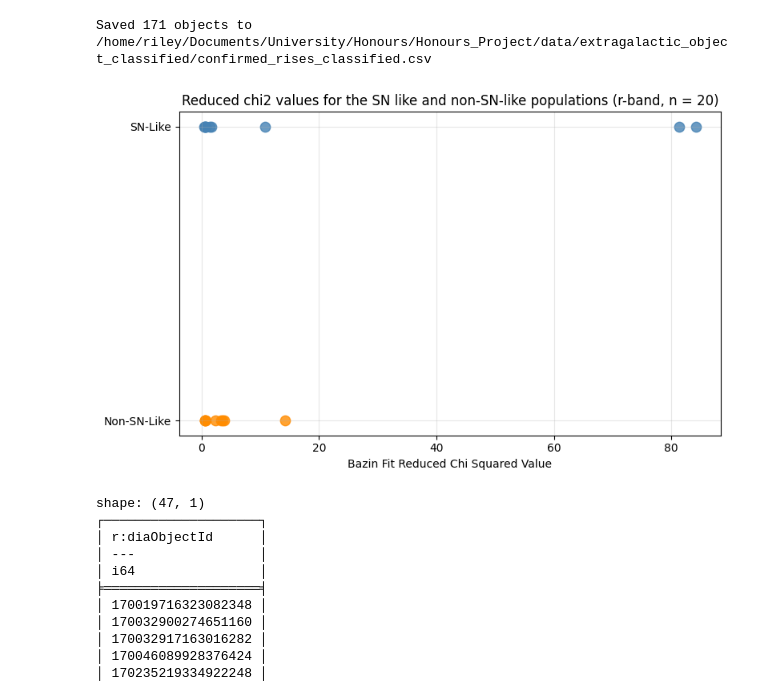
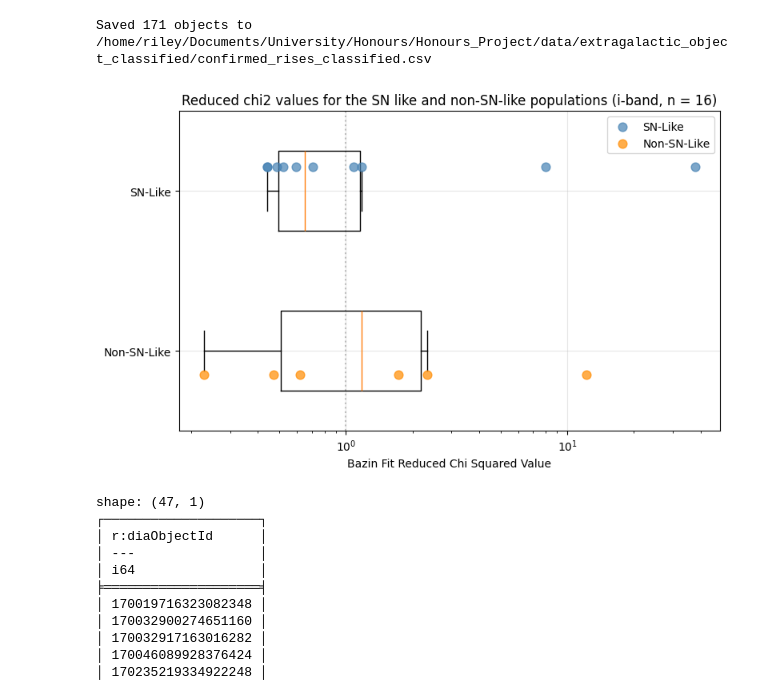
Before and after one commit to Webd0g/Honours_Project, a Jupyter notebook: notebooks/draft_scripts_and_small_scripts.ipynb, the cells around one changed output. Saved outputs shown, nothing was run; the diff lists cells and outputs as text; code cells hidden in the pictures.

Commit message:
Changed the plot of the chi squared distribution instead of a horizontal line scatter plot to a box and whisker plot with teh scattered points overlayed.

```diff
--- a/notebooks/draft_scripts_and_small_scripts.ipynb
+++ b/notebooks/draft_scripts_and_small_scripts.ipynb
@@ -1359,33 +1359,37 @@ filtered_df.write_csv("/home/riley/Documents/University/Honours/Honours_Project/
 # %%
 """Distribution of the chi squared for the 20 objects both bad objects and good objects to test how effectivly the model fits to the diferrent data."""
 import matplotlib.pyplot as plt
 from pathlib import Path
 import polars as pl
 
 # 20 object test directory path
 TWENTY_OBJECT_TEST_DIR = Path.home() / "Documents" / "University" / "Honours" / "Honours_Project" / "data" / "bazin_fits" / "20_object_test"
 
 # Read the CSV and extract jsut the chi squared values
-CHI_SQUARED_VALUES = pl.read_csv(TWENTY_OBJECT_TEST_DIR / "bazin_fits_results.csv", schema_overrides={"reduced_chi2":pl.Float64}, columns=["reduced_chi2"])["reduced_chi2"].to_list()
+CHI_SQUARED_VALUES = pl.read_csv(TWENTY_OBJECT_TEST_DIR / "bazin_fits_i_band_results.csv", schema_overrides={"reduced_chi2":pl.Float64}, columns=["reduced_chi2"])["reduced_chi2"].to_list()
 
 fig, axes = plt.subplots(figsize = (8,5))
 
 sn_chi2 = CHI_SQUARED_VALUES[:10]
 non_sn_chi2 = CHI_SQUARED_VALUES[10:20]
 
-axes.scatter(sn_chi2, [1]*len(sn_chi2), color="steelblue", label = "SN-Like", s=80, alpha= 0.8)
-axes.scatter(non_sn_chi2, [0]*len(non_sn_chi2), color="darkorange", label = "Non-SN-Like", s=80, alpha= 0.8)
+axes.boxplot([non_sn_chi2, sn_chi2], positions=[0, 1], vert=False, widths=0.5, showfliers=False)
+axes.scatter(sn_chi2, [1.15] * len(sn_chi2), color="steelblue", alpha=0.7, s=60, label="SN-Like", zorder=3)
+axes.scatter(non_sn_chi2, [-0.15] * len(non_sn_chi2), color="darkorange", alpha=0.7, s=60, label="Non-SN-Like", zorder=3)
 
 axes.set_yticks([0, 1])
 axes.set_yticklabels(["Non-SN-Like", "SN-Like"])
+axes.axvline(1, color="gray", linestyle=":", alpha= 0.5, zorder = 1)
+axes.legend()
 
+axes.set_xscale("log")
 axes.set_xlabel("Bazin Fit Reduced Chi Squared Value")
-axes.set_title("Reduced chi2 values for the SN like and non-SN-like populations (r-band, n = 20)")
+axes.set_title("Reduced chi2 values for the SN like and non-SN-like populations (i-band, n = 16)")
 axes.grid(alpha = 0.3)
 plt.tight_layout()
 plt.savefig("/home/riley/Documents/University/Honours/Honours_Project/images/bazin_fits/20_object_test/chi_squared_distribution_r_band.png")
 # %% [output]
-[figure, old version]
+[figure, new version]
 # %%
 """Easy X match to check if objects that passed/failed are SN/non SN """
 import polars as pl
```
